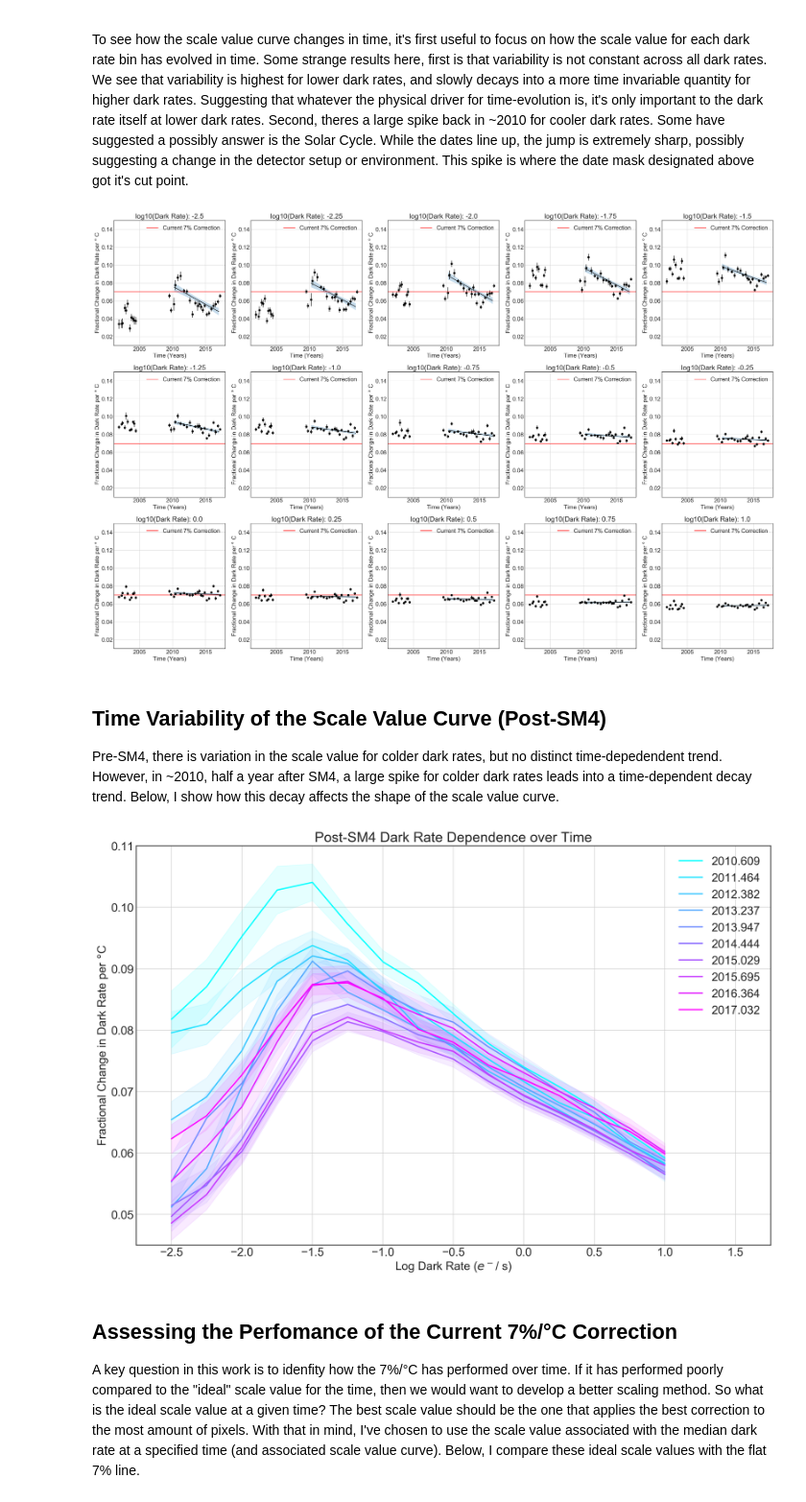
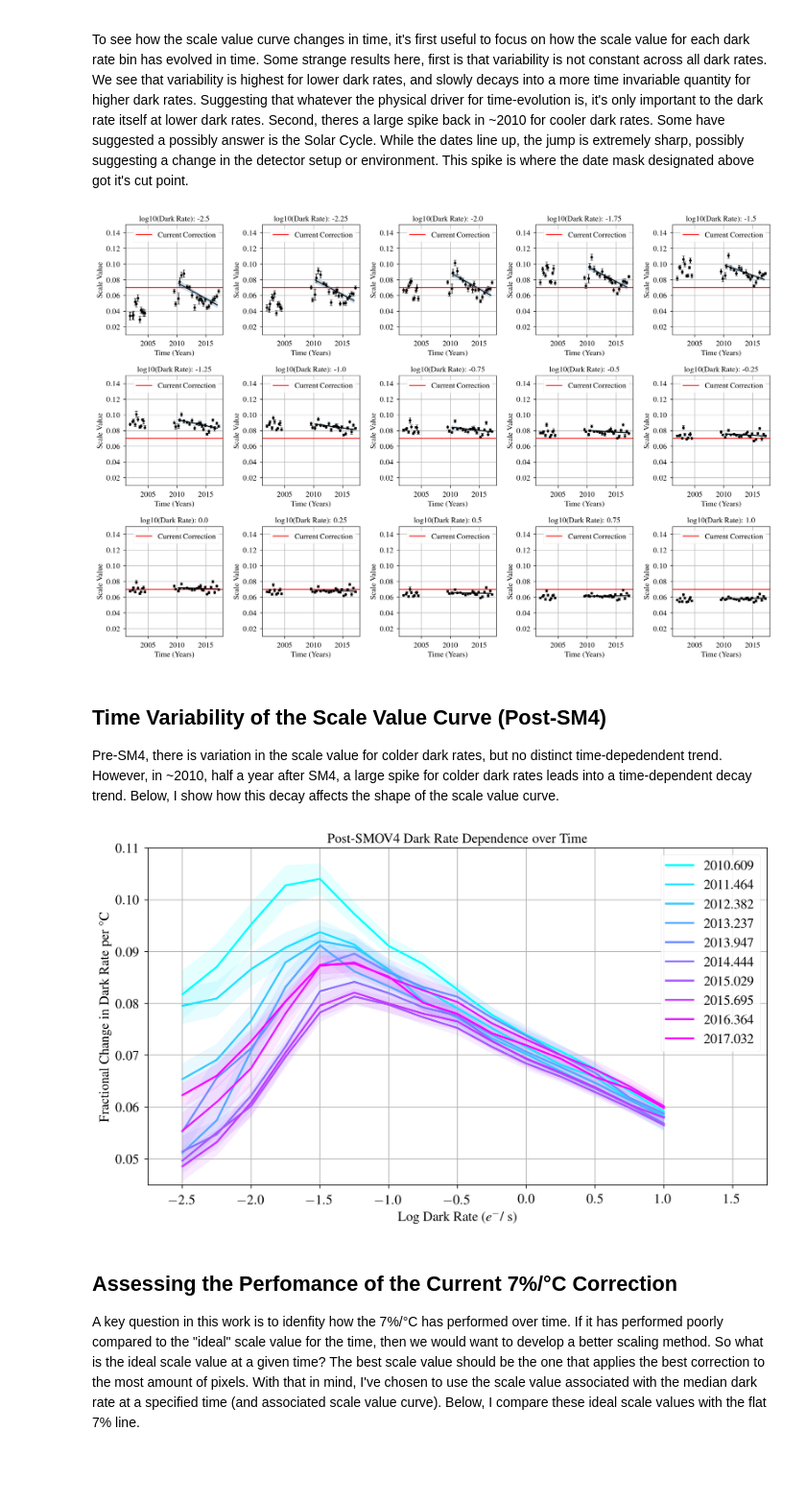
Before and after one commit to dougbrn/STIS-TV, a Jupyter notebook: darkrate_results.ipynb, the cells around one changed output. Shown at 96% size. Saved outputs shown, nothing was run; the diff lists cells and outputs as text; code cells hidden in the pictures; blank space fills up the shorter version.

Commit message:
Paper & AAS Checkpoint

```diff
--- a/darkrate_results.ipynb
+++ b/darkrate_results.ipynb
@@ -9,8 +9,10 @@ from astropy.io import fits
 import matplotlib as mpl
 from scipy import interpolate
 
-plt.style.use('seaborn-white')
-mpl.rcParams.update({'font.size': 18})
+plt.style.use('seaborn-paper')
+mpl.rcParams.update({'font.size': 14})
+font_size = 12
+plt.rcParams["font.family"] = "Times New Roman"
 # %% [markdown]
 # STIS Temperature Sensitivity in Time
 
@@ -77,8 +79,10 @@ To see how the scale value curve changes in time, it's first useful to focus on
 # %%
 # Plot Time Variability of Dark Rate Temperature Scale Value
 
-fig = plt.figure(figsize=(30,20))
+fig = plt.figure(figsize=(15,10))
 fig.dpi = 200
+#mpl.rc('font',**{'family':'serif','serif':['Times']})
+#mpl.rc('text', usetex=True)
 
 # Store slopes and uncertainties for populating scale value curves
 postSM4_slopes= []
@@ -112,18 +116,25 @@ for idx,region in enumerate(lograte_regions):
     ax.set_ylim(0.01,0.15)
     #preSM4_w = (preSM4_err * (20/0.14)) * 0.8
     #postSM4_w = (postSM4_err * (20/0.14)) * 0.8
-    ax.errorbar(dt_stamps,region_rates[idx],yerr=region_errs[idx],fmt='o',color='k')
+    ax.errorbar(dt_stamps,region_rates[idx],yerr=region_errs[idx],fmt='o',color='k', capthick = 0.5, capsize = 2,
+                elinewidth = 1, markersize=4)
     ax.plot(fitspace,linfit,'k')
     ax.fill_between(fitspace, yi+sig_yi, yi-sig_yi, alpha=.25)
-    ax.axhline(0.07,color='r',label='Current 7% Correction')
+    ax.axhline(0.07,color='r',label='Current Correction')
 
-    ax.set_ylabel(r"Fractional Change in Dark Rate per $ \degree $ C")
+    ax.set_ylabel(r"Scale Value")
     ax.set_xlabel("Time (Years)")
-    ax.legend()
+    ax.legend(fontsize=font_size)
     ax.grid(True)
+    for item in ([ax.title, ax.xaxis.label, ax.yaxis.label] +
+             ax.get_xticklabels() + ax.get_yticklabels()):
+        item.set_fontsize(font_size)
+
+
 plt.tight_layout()
+plt.savefig("bin_sv_evo_paper.png")
 # %% [output]
-[figure, old version]
+[figure, new version]
 # %% [markdown]
 ## Time Variability of the Scale Value Curve (Post-SM4)
 
@@ -138,38 +149,43 @@ postSM4_medrates = np.array(tsorted_rates)[~dt_mask]
 #Split rates into pairs for averaging
 split_rates = np.split(time_rates,10)
 split_stamps = np.split(postSM4_stamps,10)
 split_errs = np.split(time_rate_errs,10)
 split_medrates = np.split(postSM4_medrates,10)
 
 #Average pairs
 avg_rates = [np.array(rate[0]+rate[1])/2 for rate in split_rates]
 avg_errs = [np.array(err[0]+err[1])/2 for err in split_errs]
 mid_stamps = [np.mean(time) for time in split_stamps]
 medrates = [np.mean(rate) for rate in postSM4_medrates]
 
 #Plot pair average scale value curves on top of each other
-fig,ax = plt.subplots(figsize=(15,10))
+fig,ax = plt.subplots(figsize=(10,6))
 fig.dpi=200
 ratespace = np.linspace(-2.5,1,15)
 color_idx = np.linspace(0, 1, 10)
 ax.set_xlim(-2.75,1.75)
 ax.set_ylim(0.045,0.11)
 
 #Iterate through scale value curves
 for i,rate,err,stamp,med in zip(color_idx,avg_rates,avg_errs,mid_stamps,medrates):
     ax.plot(ratespace,rate,label=str(np.round(stamp,3)),color=plt.cm.cool(i),lw=2)
     ax.fill_between(ratespace, rate + err, rate - err,color=plt.cm.cool(i), alpha=.1)
     median_rate = 0.0009*(stamp-2010)+0.0125
     #ax.axvline(med, color = plt.cm.cool(i),alpha=0.5)
 
-ax.legend(loc=1)
+ax.legend(loc=1,fontsize=font_size+2)
 ax.grid(True)
 ax.set_xlabel(r"Log Dark Rate ($e^-$/ s)")
-ax.set_ylabel(r"Fractional Change in Dark Rate per $\degree$C")
-ax.set_title("Post-SM4 Dark Rate Dependence over Time")
+ax.set_ylabel(r"Fractional Change in Dark Rate per \textdegree C")
+ax.set_title("Post-SMOV4 Dark Rate Dependence over Time")
+for item in ([ax.title, ax.xaxis.label, ax.yaxis.label] +
+             ax.get_xticklabels() + ax.get_yticklabels()):
+        item.set_fontsize(font_size+2)
 plt.tight_layout()
+
+plt.savefig("smov4_curve_paper.png")
 # %% [output]
-[figure, old version]
+[figure, new version]
 # %% [markdown]
 ## Assessing the Perfomance of the Current 7%/&deg;C Correction
 
```
Also changed, not shown: parts of 2 cells of this notebook, 48 other files.
